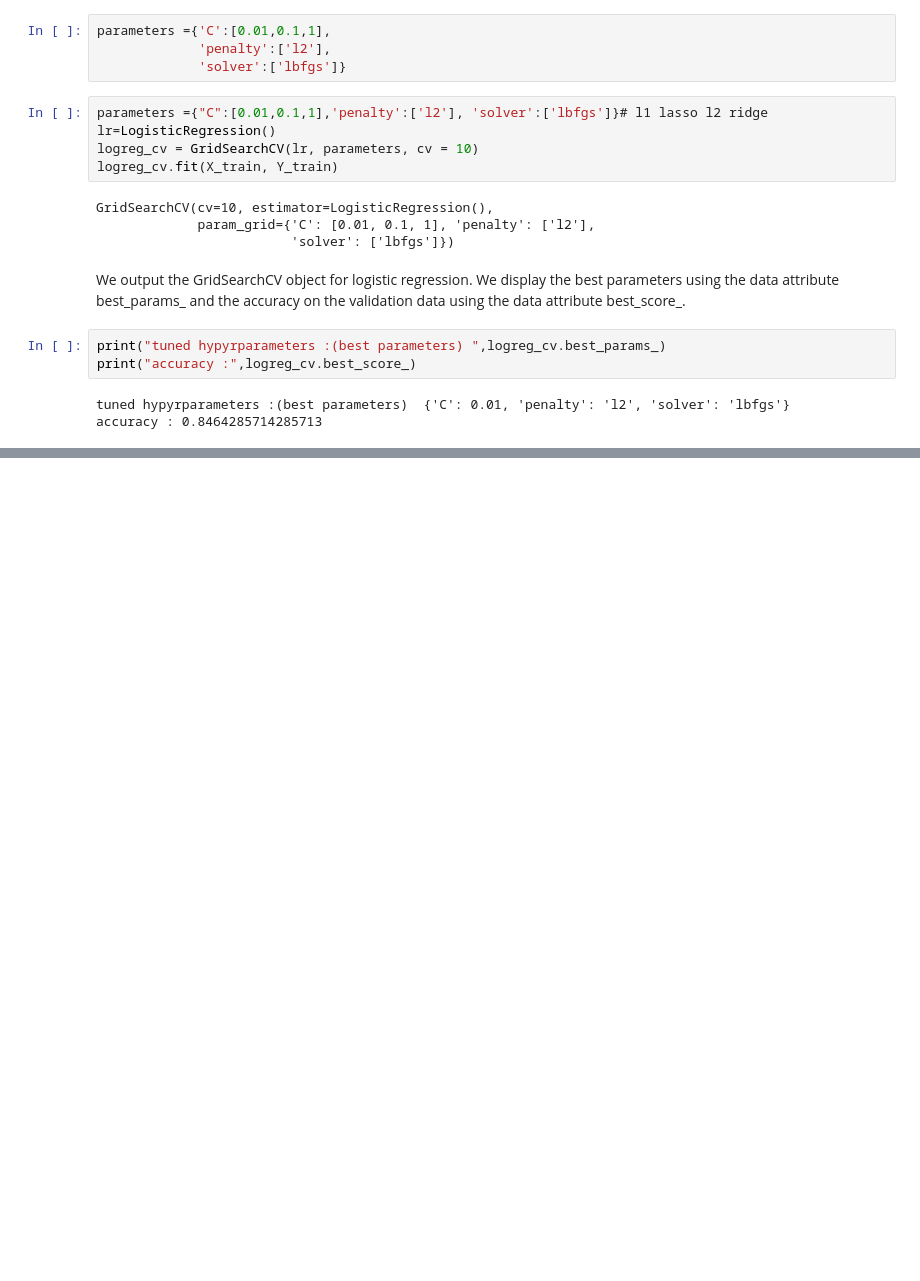
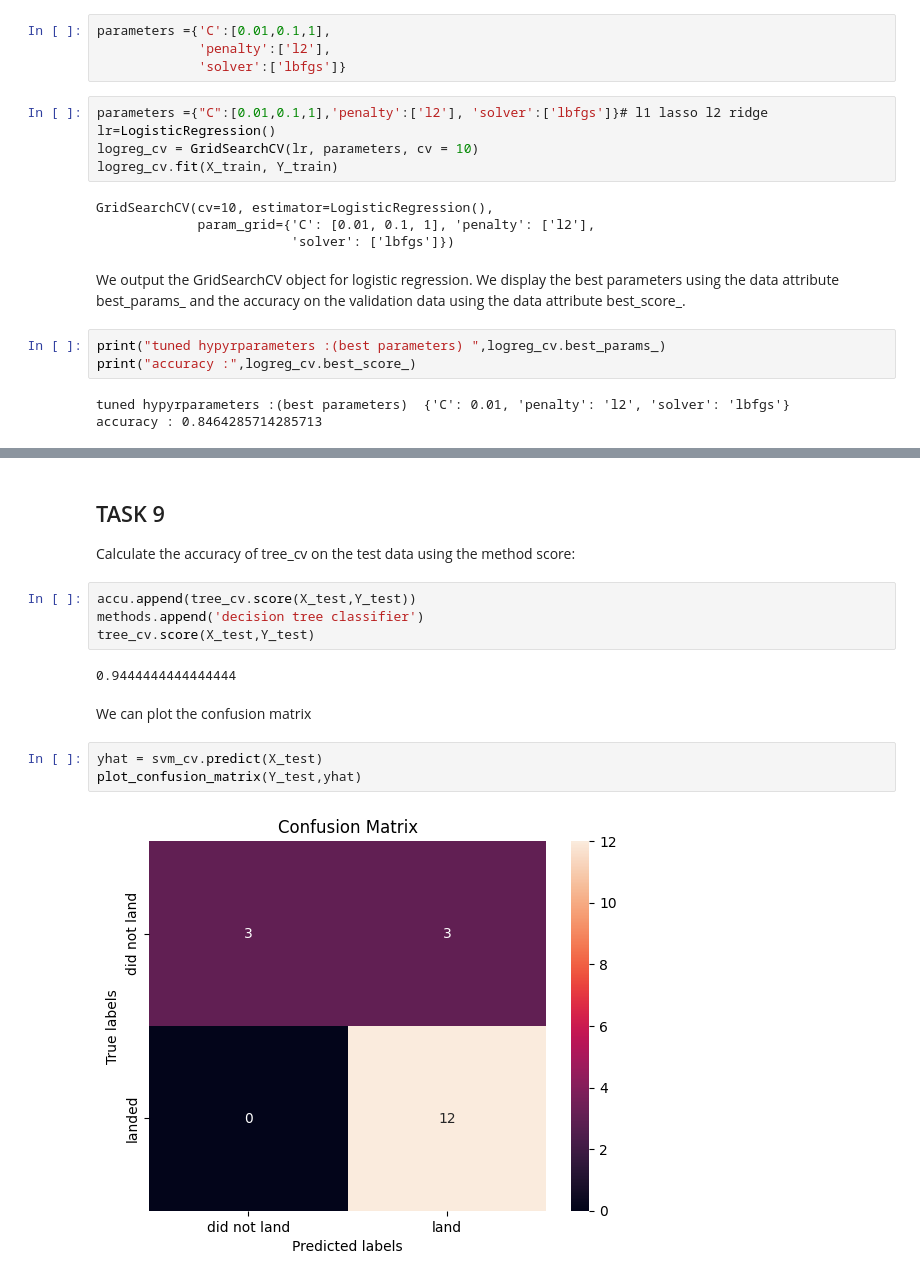
Before and after one commit to cogitovirus/wzolni.ml, a Jupyter notebook: supervised/regression/falcon_9_ml_prediction.ipynb, the cells around one changed output, grey strips where cells are left out. Cells and saved outputs as stored; diff of their text form; blank space fills up the shorter version.

```diff
--- a/supervised/regression/falcon_9_ml_prediction.ipynb
+++ b/supervised/regression/falcon_9_ml_prediction.ipynb
@@ -154,0 +261,16 @@ accuracy : 0.8464285714285713
+# %% [markdown]
+## TASK 9
+Calculate the accuracy of tree_cv on the test data using the method score:
+# %%
+accu.append(tree_cv.score(X_test,Y_test))
+methods.append('decision tree classifier')
+tree_cv.score(X_test,Y_test)
+# %% [output]
+0.9444444444444444
+# %% [markdown]
+We can plot the confusion matrix
+# %%
+yhat = svm_cv.predict(X_test)
+plot_confusion_matrix(Y_test,yhat)
+# %% [output]
+[figure, added]
```
Also changed, not shown: parts of 28 cells of this notebook, 1 other file.
